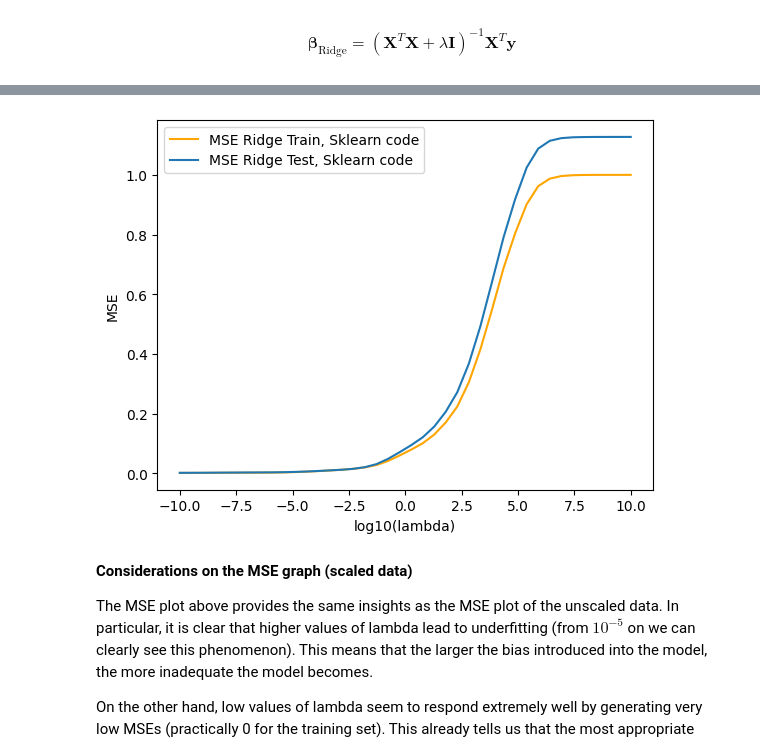
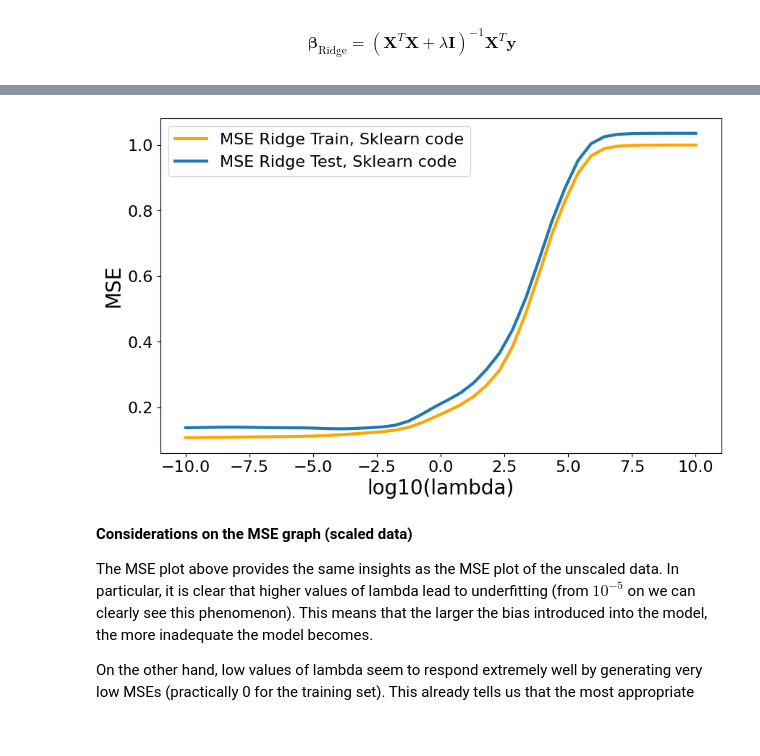
Before and after one commit to Elisaottoboni/Machine-Learning-University-of-Oslo, a Jupyter notebook: Project_1/RIDGE.ipynb, the cells around one changed output, grey strips where cells are left out. Cells and saved outputs as stored; diff of their text form; code cells hidden in the pictures; blank space fills up the shorter version.

```diff
--- a/Project_1/RIDGE.ipynb
+++ b/Project_1/RIDGE.ipynb
@@ -216,7 +216,7 @@ np.random.seed(2745)
 n = 1000
 x = np.random.uniform(0, 1, n)
 y = np.random.uniform(0, 1, n)
-z = FrankeFunction(x, y) + 0.01 * np.random.normal(0, 1, n) # we add noise distributed as N(0, 1) to the Franke function
+z = FrankeFunction(x, y) + 0.1 * np.random.normal(0, 1, n) # we add noise distributed as N(0, 1) to the Franke function
                                                             # however to test our model we reduce noise to the minimum (weight = 0.01)
 # %%
 # defining a function to create the design matrix
@@ -479,0 +507,29 @@ In our case, when we apply a Ridge regression, this particular MSE behavior is n
+# %%
+# Parameters style update
+plt.rcParams.update({
+    "font.size": 16,
+    "axes.labelsize": 20,
+    "xtick.labelsize": 16,
+    "ytick.labelsize": 16,
+    "legend.fontsize": 16,
+    "lines.linewidth": 3,
+})
+
+# Plot the best lambda values against the polynomial degrees
+fig, ax = plt.subplots(figsize=(10, 8))
+
+color = 'tab:blue'
+ax.set_xlabel('Degree of Polynomial')
+ax.set_ylabel('log(Lambda)')
+ax.set_yscale('log')
+ax.plot(polynomial_degrees, lambda_values, label='Best Lambda', color=color)
+ax.tick_params(axis='y')
+ax.set_xticks(polynomial_degrees)
+
+# Title and layout
+plt.title('Best Lambda Values vs. Polynomial Degree (Ridge Regression)')
+fig.tight_layout()
+
+# Saving graph in pdf format for LaTeX
+plt.savefig("ridge_lambda_plot_unscaled.pdf", format='pdf', bbox_inches='tight')
+plt.show()
@@ -589,14 +647,18 @@ MSE for test data: [0.00197421 0.0020754  0.00223591 0.00248108 0.00273486 0.002
 # %%
 # Plot MSE
-plt.figure()
-plt.plot(np.log10(lambdas), sklearn_MSEtrain, label='MSE Ridge Train, Sklearn code',color='orange')
+plt.figure(figsize=(10, 6))
+plt.plot(np.log10(lambdas), sklearn_MSEtrain, label='MSE Ridge Train, Sklearn code', color='orange')
 plt.plot(np.log10(lambdas), sklearn_MSEpredict, label='MSE Ridge Test, Sklearn code')
 plt.xlabel('log10(lambda)')
 plt.ylabel('MSE')
-plt.legend()
+
+# Adjust legend location to upper right
+plt.legend(loc='upper left')
+
+# Show plot
 plt.show()
 # %% [output]
-[figure, old version]
+[figure, new version]
 # %% [markdown]
 **Considerations on the MSE graph (scaled data)**
 
```
Also changed, not shown: parts of 17 cells of this notebook.
